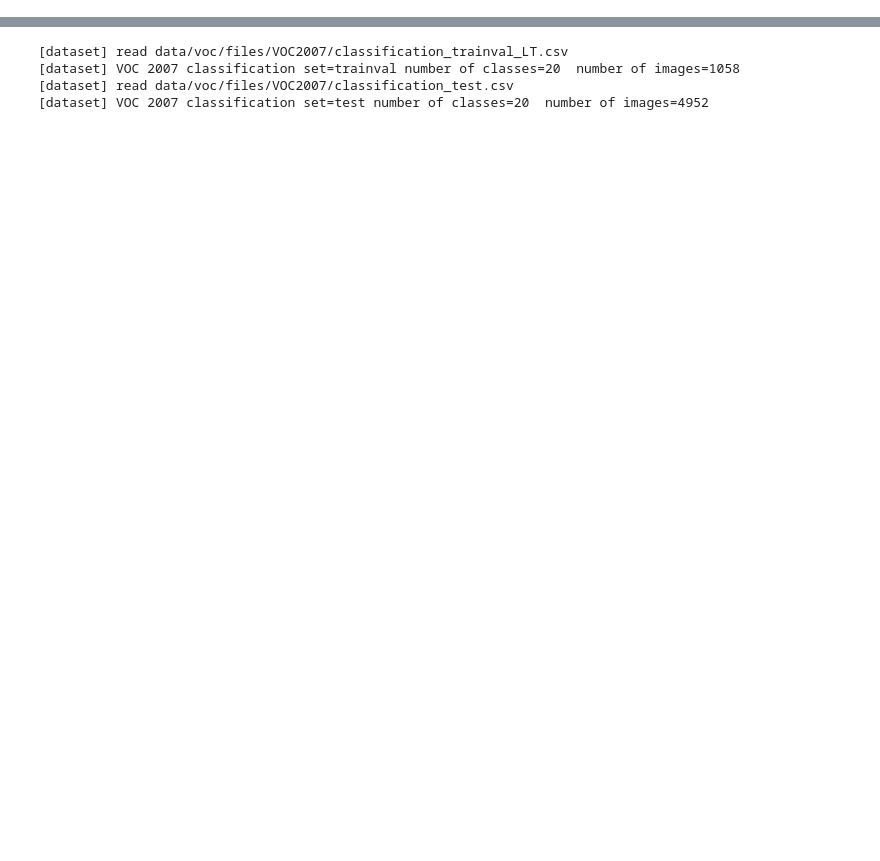
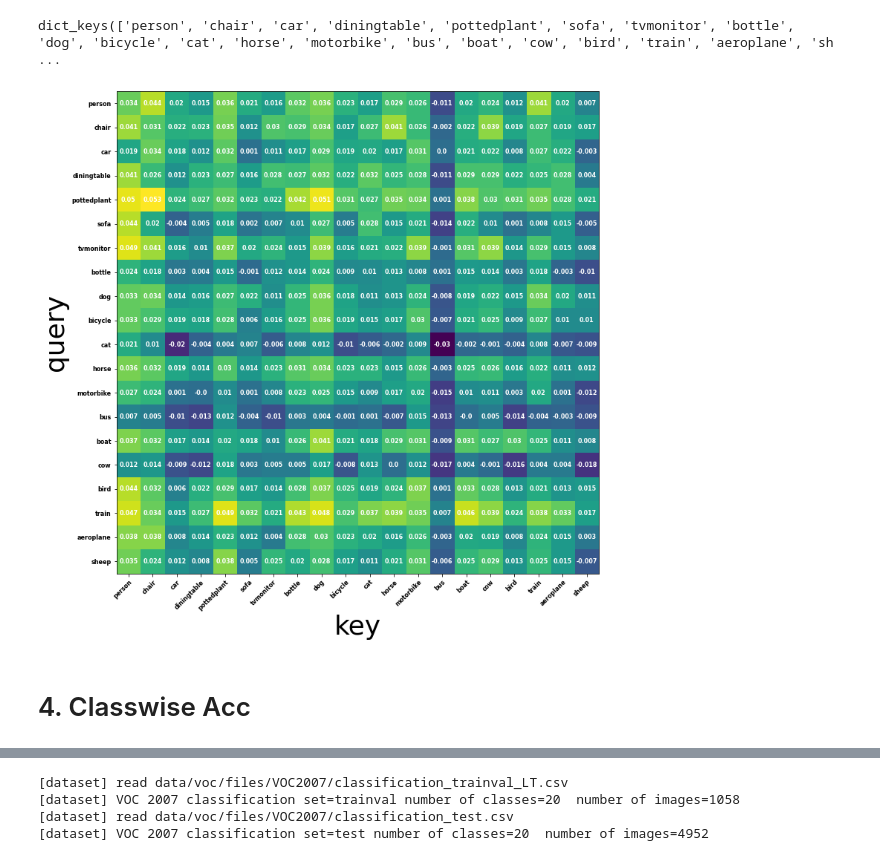
Before and after one commit to SeonghaEom/LT-ML, a Jupyter notebook: visualization.ipynb, the cells around one changed output, grey strips where cells are left out. Cells and saved outputs as stored; diff of their text form; code cells hidden in the pictures; blank space fills up the shorter version.

```diff
--- a/visualization.ipynb
+++ b/visualization.ipynb
@@ -47,0 +246,3 @@ backbone2.load_state_dict(di2['state_dict'])
+# %%
+from util import AveragePrecisionMeter
+AP = AveragePrecisionMeter(difficult_examples=False)
@@ -47,0 +333,13 @@ backbone2.load_state_dict(di2['state_dict'])
+# %%
+from models import *
+model = resnet101(pretrained=True)
+backbone = BaseResnet(model, 20)
+sa = TRANSCONV_clf(backbone, 20, 300, 'voc_lt_adj.pkl')
+te = TRANSFORMER_ENCODER_2_clf(backbone, 20, 1, 16)
+p3 = '/home/seongha/LT-ML/checkpoint/voc/voc_LT(True)_exp1_freeze-4-4-0_resnet101_sa_best.pth.tar'
+p4='/home/seongha/LT-ML/checkpoint/voc/voc_LT(True)_exp1_transformer_encoder-1-16-0_resnet101_transformer_encoder_best.pth.tar'
+
+di = torch.load(p3)
+sa.load_state_dict(di['state_dict'])
+# te.load_state_dict(di['state_dict'])
+print(di['best_score'])
@@ -47,0 +382,43 @@ backbone2.load_state_dict(di2['state_dict'])
+# %%
+class_di.keys()
+# %% [output]
+dict_keys(['person', 'chair', 'car', 'diningtable', 'pottedplant', 'sofa', 'tvmonitor', 'bottle', 'dog', 'bicycle', 'cat', 'horse', 'motorbike', 'bus', 'boat', 'cow', 'bird', 'train', 'aeroplane', 'sh ...
+# %%
+import numpy as np
+import matplotlib
+import matplotlib.pyplot as plt
+font = {'family' : 'Verdana',
+        'weight' : 'bold',
+        'size'   : 8}
+import matplotlib
+matplotlib.rc('font', **font)
+
+li = list(class_di.keys())
+
+fig, ax = plt.subplots(figsize=(10,10))
+im = ax.imshow(map)
+
+# Show all ticks and label them with the respective list entries
+ax.set_xticks(np.arange(len(li)), labels=li)
+ax.set_yticks(np.arange(len(li)), labels=li)
+
+# Rotate the tick labels and set their alignment.
+plt.setp(ax.get_xticklabels(), rotation=45, ha="right",
+         rotation_mode="anchor")
+
+# Loop over data dimensions and create text annotations.
+for i in range(len(li)):
+    for j in range(len(li)):
+        text = ax.text(j, i, map[i, j],
+                       ha="center", va="center", color="w")
+
+ax.set_title("")
+fig.tight_layout()
+plt.ylabel("query", size=36)
+plt.xlabel("key", size=36)
+# plt.show()
+plt.savefig("./figures/heatmap.pdf", dpi=300)
+# %% [output]
+[figure, added]
+# %% [markdown]
+# 4. Classwise Acc
```
Also changed, not shown: parts of 40 cells of this notebook, 3 other files.
